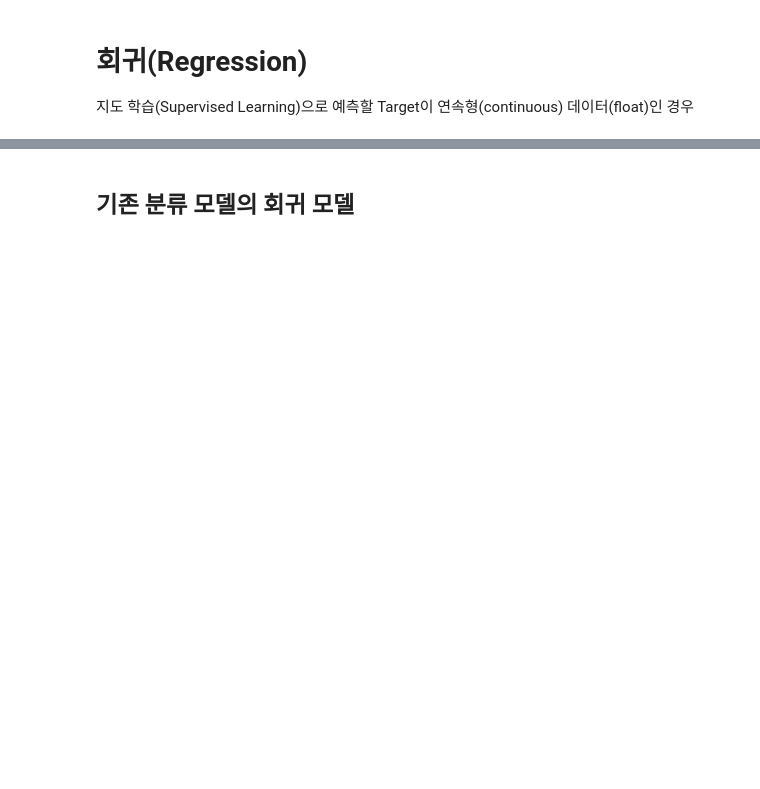
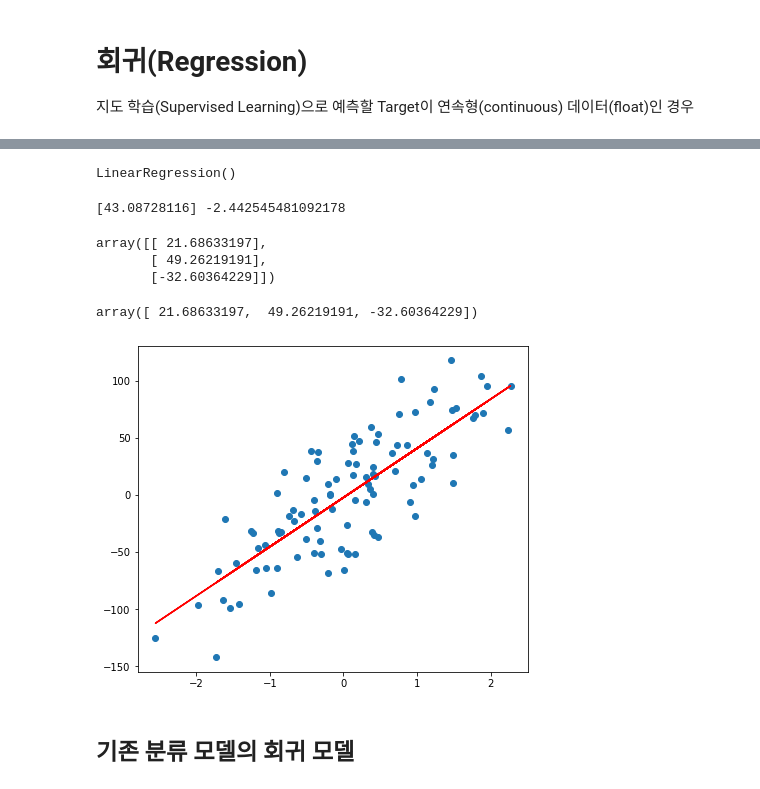
Before and after one commit to leejineui/Machine_Learning, a Jupyter notebook: 12_회귀모델개요와 평가지표.ipynb, the cells around one changed output, grey strips where cells are left out. Saved outputs shown, nothing was run; the diff lists cells and outputs as text; code cells hidden in the pictures; blank space fills up the shorter version.

```diff
--- a/12_회귀모델개요와 평가지표.ipynb
+++ b/12_회귀모델개요와 평가지표.ipynb
@@ -37,0 +94,6 @@
+# %%
+# LindearRegression 모델을 이용해서 추론 후 모델평가
+lr =LinearRegression()
+# X, y 의 관계되는 방정식을 찾아서 X 와 y를 매치 시켜 주겠다.  WX+b = y   W: 가중치, b: 경향성 조절하기 위한 값 => 최적의 방정식을 찾는다.
+# feature(칼럼 x1, x2 ..)의 갯수가 다수 일때 w1x1 +w2x2 + w3x3 = y
+lr.fit(X,y)
@@ -38,2 +178,35 @@
+# %%
+lr =LinearRegression()
+lr.fit(X,y)
+# %% [output]
+LinearRegression()
+# %%
+# LR.coef_(Featrue 별 가중치), LR.intercept_(bias)
+print(lr.coef_, lr.intercept_)
+# %% [output]
+[43.08728116] -2.442545481092178
+# %%
+def my_pred(X):
+    return lr.coef_[0] *X +lr.intercept_
+# %%
+new_X =np.array(new_X)
+my_pred(new_X)
+# %% [output]
+array([[ 21.68633197],
+       [ 49.26219191],
+       [-32.60364229]])
+# %%
+lr.predict(new_X)
+# %% [output]
+array([ 21.68633197,  49.26219191, -32.60364229])
+# %%
+plt.figure(figsize=(7,6))
+
+plt.scatter(X,y)
+y_hat =my_pred(X)  # Lr.predict(X)  예측한 것
+plt.plot(X,y_hat, color ='red')
+plt.show()
+# %% [output]
+[figure, added]
 # %% [markdown]
 ## 기존 분류 모델의 회귀 모델
```
Also changed, not shown: parts of 30 cells of this notebook, 10 other files.
